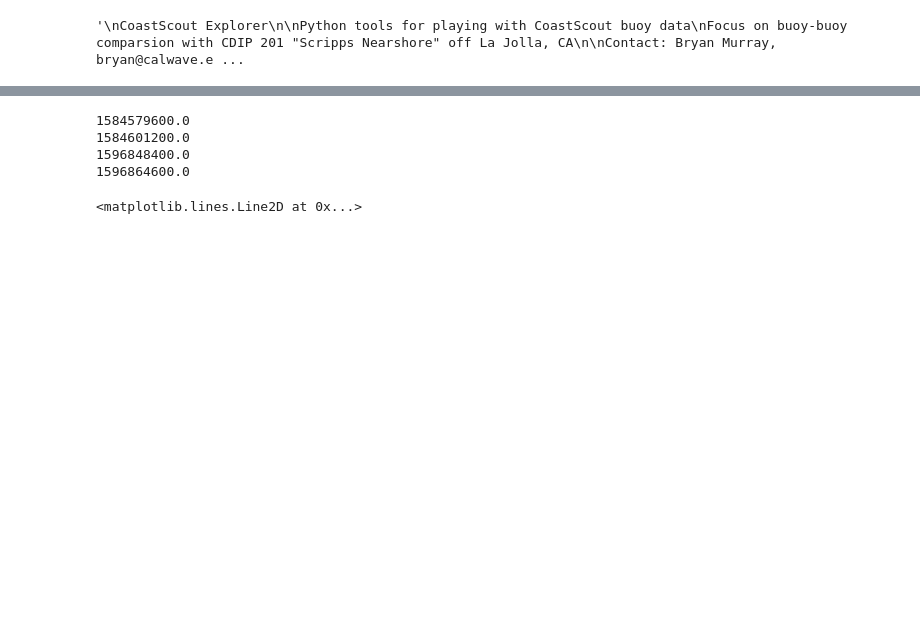
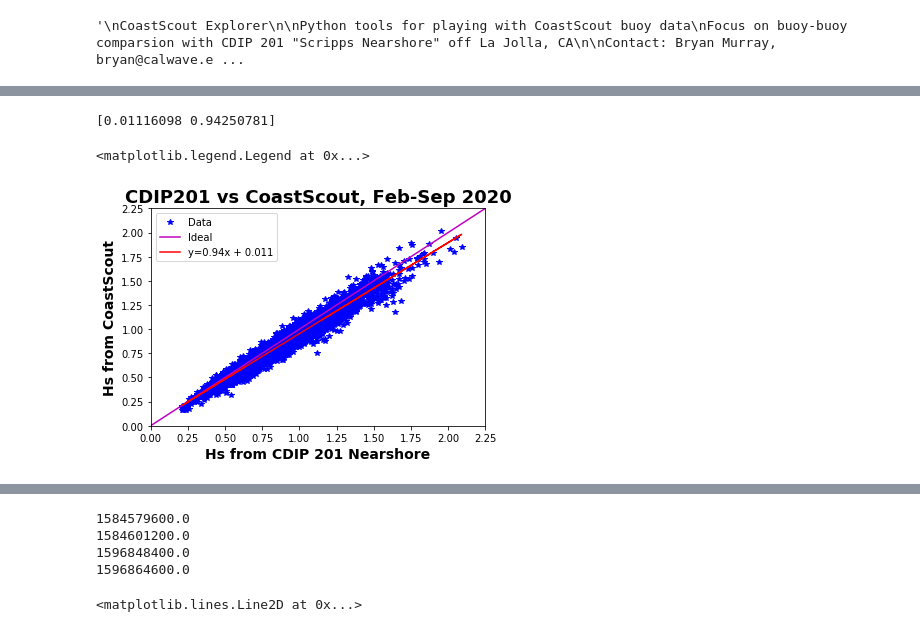
Before and after one commit to brmurray/CoastScout_Explorer, a Jupyter notebook: CoastScout_Explorer.ipynb, the cells around one changed output, grey strips where cells are left out. Cells and saved outputs as stored; diff of their text form; code cells hidden in the pictures; blank space fills up the shorter version.

```diff
--- a/CoastScout_Explorer.ipynb
+++ b/CoastScout_Explorer.ipynb
@@ -82,3 +98,31 @@ df['dt'] = df.tepoch.apply(lambda thh: datetime.datetime.fromtimestamp(thh))
+# %%
+# Simple regression of Hs vs Hs to get an R value for EWTEC abstract
+fig = plt.figure()
+
+import numpy.polynomial.polynomial as poly
+# poly.polyfit returns [A,B,C] for A + Bx + Cx^2 + Dx^3...
+
+# Hs
+#coefs_Hs = poly.polyfit(df.Hs[(df.Hs<1.0) & (df.wave_significant_height_m<1.0)],df.wave_significant_height_m[(df.Hs<1.0) & (df.wave_significant_height_m<1.0)], 1)
+coefs_Hs = poly.polyfit(df.Hs,df.wave_significant_height_m, 1)
+print(coefs_Hs)
+ffit_Hs = poly.polyval(df.Hs, coefs_Hs)
+
+ax1 = fig.add_subplot(111)
+ax1.plot(df.Hs,df.wave_significant_height_m,'b*')
+ax1.plot([0,2.25],[0,2.25],'m-')
+ax1.plot(df.Hs, ffit_Hs,'r-')
+ax1.set_xlim([0,2.25])
+ax1.set_ylim([0,2.25])
+ax1.set_xlabel('Hs from CDIP 201 Nearshore',fontsize=14,weight='bold')
+ax1.set_ylabel('Hs from CoastScout',fontsize=14,weight='bold')
+ax1.set_title('CDIP201 vs CoastScout, Feb-Sep 2020',fontsize=18,weight='bold')
+ax1.legend(['Data','Ideal','y='+str(round(coefs_Hs[1],2)) + 'x + ' + str(round(coefs_Hs[0],3))])
+#ax1.text(.85,.25,'Negative slope implies\n that CDIP over-estimates Hs,\n or CoastScout under-estimates',fontsize=14,weight='bold',color='r')
+# %% [output]
+[0.01116098 0.94250781]
+<matplotlib.legend.Legend at 0x...>
+[figure, added]
 # %%
 # Time Series Compendium
 # Time series of wave height, peak wave periods, and mean wave direction
```
Also changed, not shown: parts of 5 cells of this notebook.
